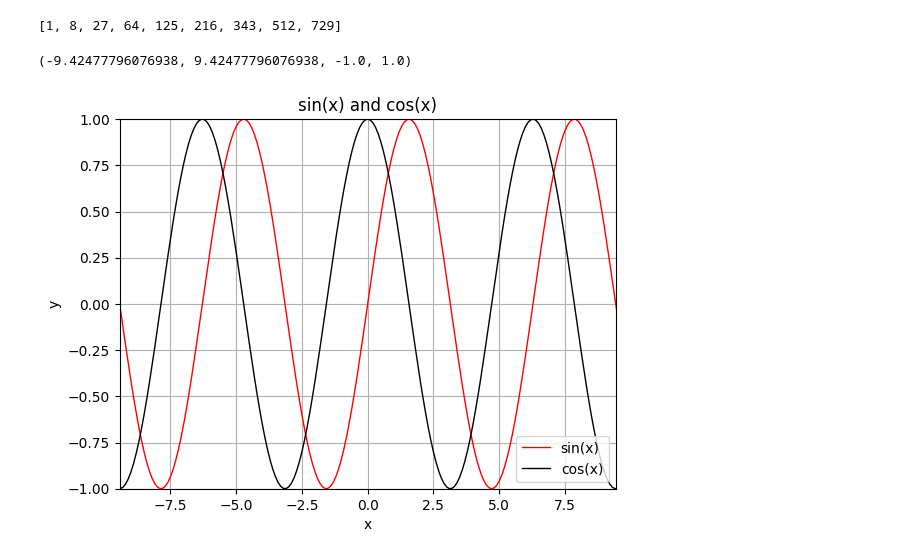
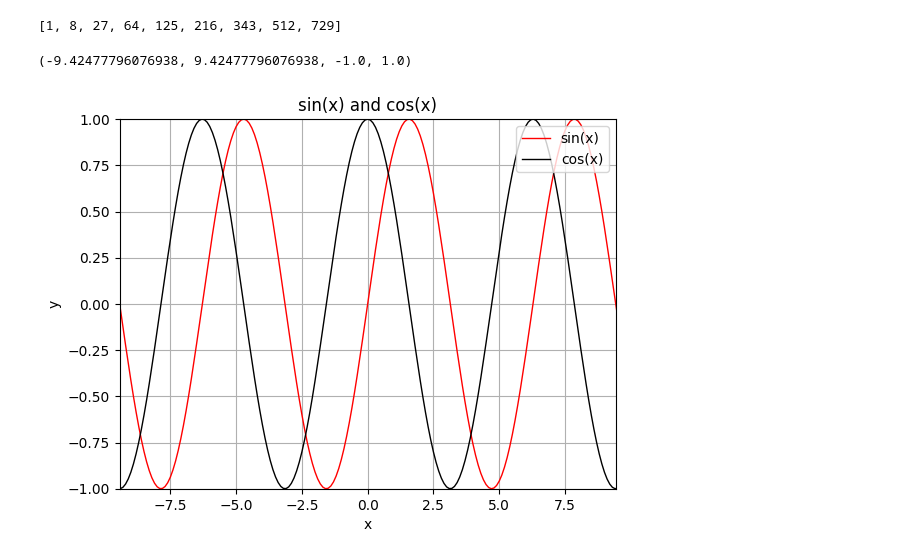
Before and after one commit to parikshit-gupta/Machine_Learning, a Jupyter notebook: ML_DeveloperStack/matplotlib/matplotlib.ipynb, the cells around one changed output. Saved outputs shown, nothing was run; the diff lists cells and outputs as text; code cells hidden in the pictures.

```diff
--- a/ML_DeveloperStack/matplotlib/matplotlib.ipynb
+++ b/ML_DeveloperStack/matplotlib/matplotlib.ipynb
@@ -50,16 +50,16 @@ print(arr)
 # %%
 #plotting the graph of sinx and cosx using matplotlib
 x1=np.arange(-10,10,.1)
 y1=np.sin(x1)
 y3=np.cos(x1)
 plt.plot(x1,y1,color='red', linewidth=1, label='sin(x)')
 plt.plot(x1,y3, color='black', linewidth=1, label='cos(x)')
 plt.ylabel('y')
 plt.xlabel('x')
 plt.title('sin(x) and cos(x)')
-plt.legend()
+plt.legend(loc='upper right')
 plt.grid()
 plt.axis([-np.pi*3,np.pi*3,-1,1])
 # %% [output]
 (-9.42477796076938, 9.42477796076938, -1.0, 1.0)
-[figure, old version]
+[figure, new version]
```
Also changed, not shown: parts of 1 cell of this notebook, 12 other files.
